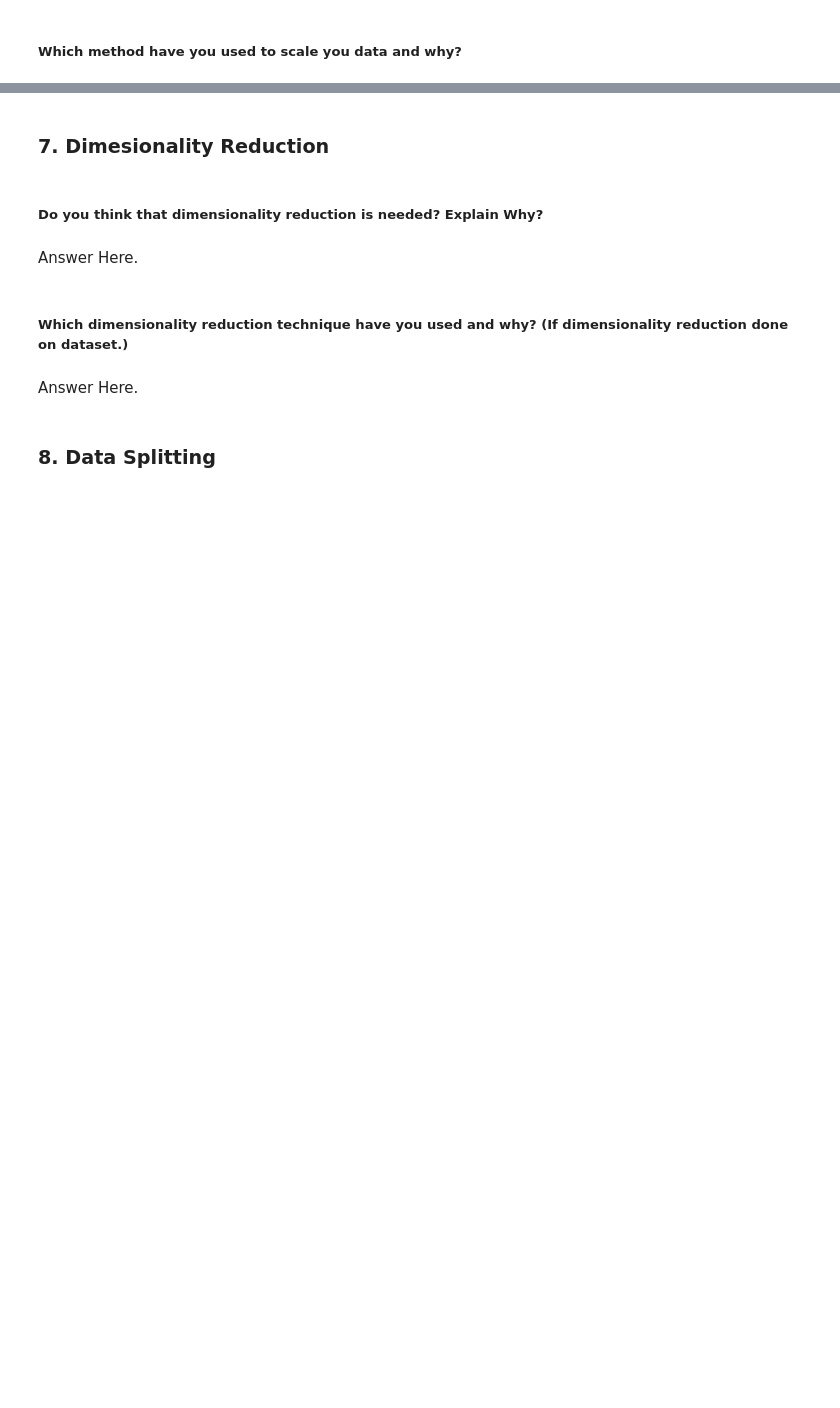
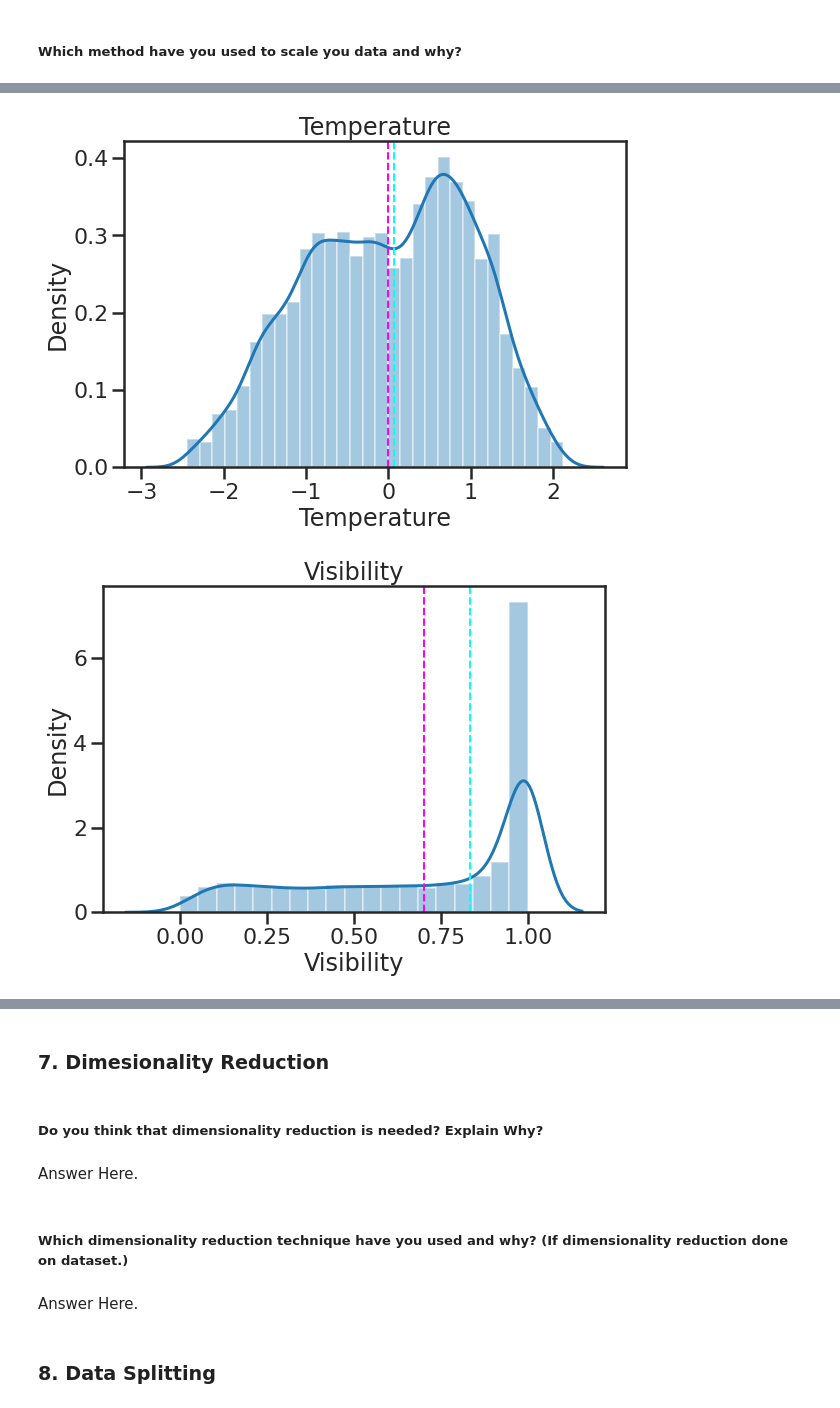
Before and after one commit to abhinav4201/Regression-Bike-Sharing-Demand-Prediction, a Jupyter notebook: Supervised_Regression_Bike_Demand_Prediction_Capstone_2.ipynb, the cells around one changed output, grey strips where cells are left out. Cells and saved outputs as stored; diff of their text form; code cells hidden in the pictures; blank space fills up the shorter version.

```diff
--- a/Supervised_Regression_Bike_Demand_Prediction_Capstone_2.ipynb
+++ b/Supervised_Regression_Bike_Demand_Prediction_Capstone_2.ipynb
@@ -1766,2 +1836,9 @@ I found 13 feature to be important as they were having low VIF and does not show
+# %%
+df_r = df_removed.copy()
 # %% [markdown]
 ##### Which method have you used to scale you data and why?
+# %%
+# Standardizing the required column
+df_r['Temperature'] = StandardScaler().fit_transform(df_r['Temperature'].values.reshape(-1, 1))
+# Normalization the required column
+df_r['Visibility'] = MinMaxScaler().fit_transform(df_r['Visibility'].values.reshape(-1, 1))
@@ -1767,0 +1854,14 @@ I found 13 feature to be important as they were having low VIF and does not show
+# %%
+# Visualizing code of hist plot for each columns to know the data distibution
+for col in ['Temperature','Visibility']:
+  fig=plt.figure(figsize=(9,6))
+  ax=fig.gca()
+  feature= (df_r[col])
+  sns.distplot(df_r[col])
+  ax.axvline(feature.mean(),color='magenta', linestyle='dashed', linewidth=2)
+  ax.axvline(feature.median(),color='cyan', linestyle='dashed', linewidth=2)
+  ax.set_title(col)
+  plt.show()
+# %% [output]
+[figure, added]
+[figure, added]
```
Also changed, not shown: parts of 16 cells of this notebook.
